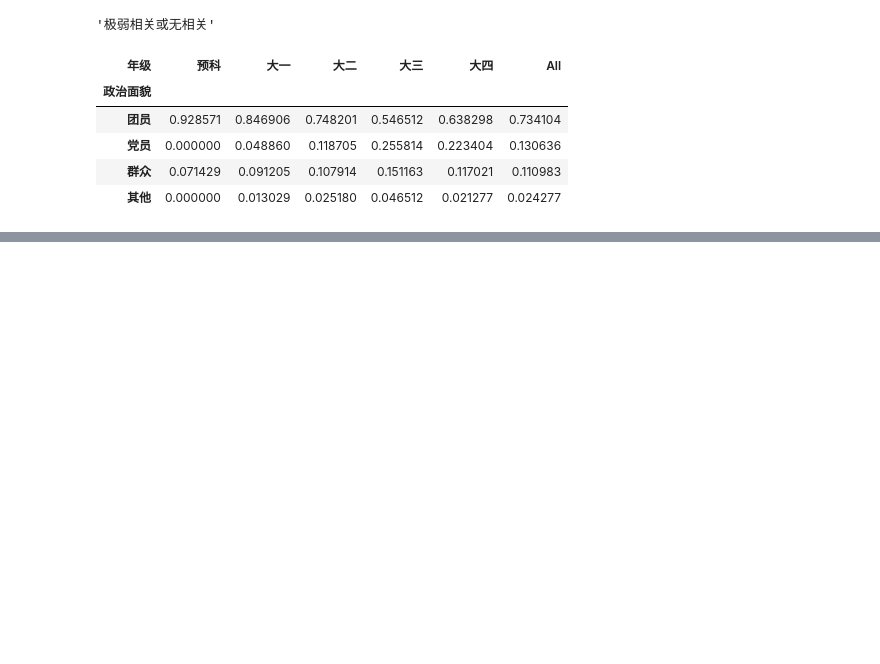
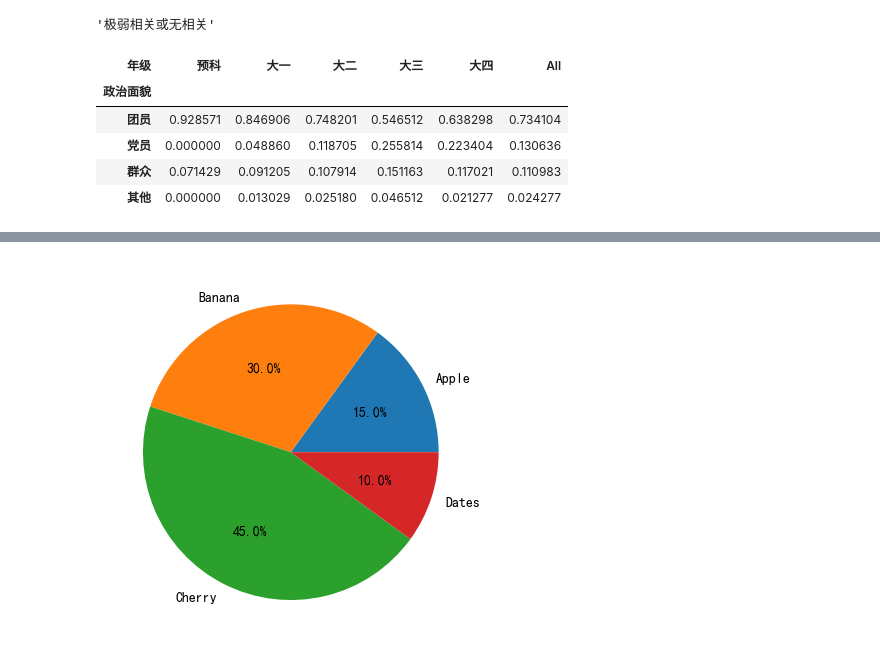
Before and after one commit to mosongsheng/mm, a Jupyter notebook: 11-定序和定序的描述统计.ipynb, the cells around one changed output, grey strips where cells are left out. Saved outputs shown, nothing was run; the diff lists cells and outputs as text; code cells hidden in the pictures; blank space fills up the shorter version.

```diff
--- a/11-定序和定序的描述统计.ipynb
+++ b/11-定序和定序的描述统计.ipynb
@@ -28,0 +72,16 @@ mytools.制作交叉表(国家认同原始数据,'政治面貌','年级',)
+# %%
+import matplotlib.pyplot as plt
+
+# 定义数据
+labels = ['Apple', 'Banana', 'Cherry', 'Dates']
+sizes = [15, 30, 45, 10]
+
+# 使用def定义一个函数来创建饼图
+def create_pie_chart(labels, sizes):
+    plt.pie(sizes, labels=labels, autopct='%1.1f%%')
+    plt.show()
+
+# 调用函数创建饼图
+create_pie_chart(labels, sizes)
+# %% [output]
+[figure, added]
```
Also changed, not shown: parts of 7 cells of this notebook, 10 other files.
